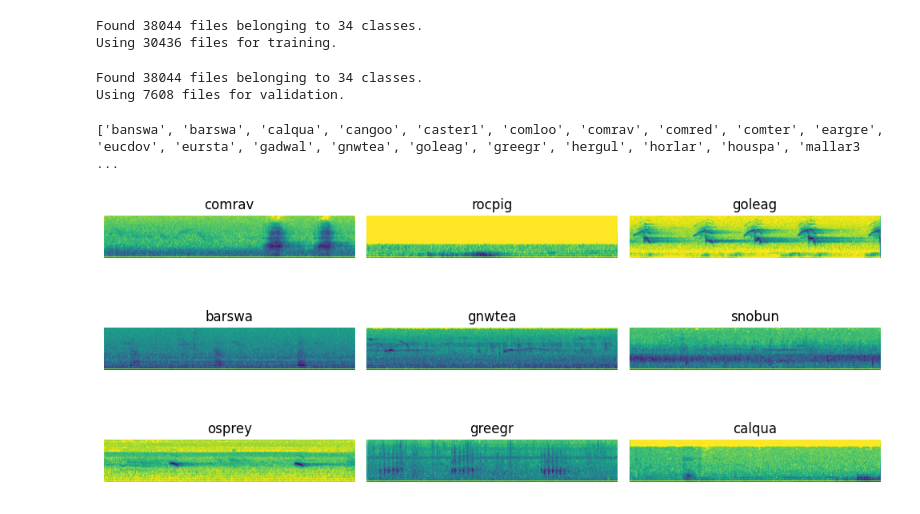
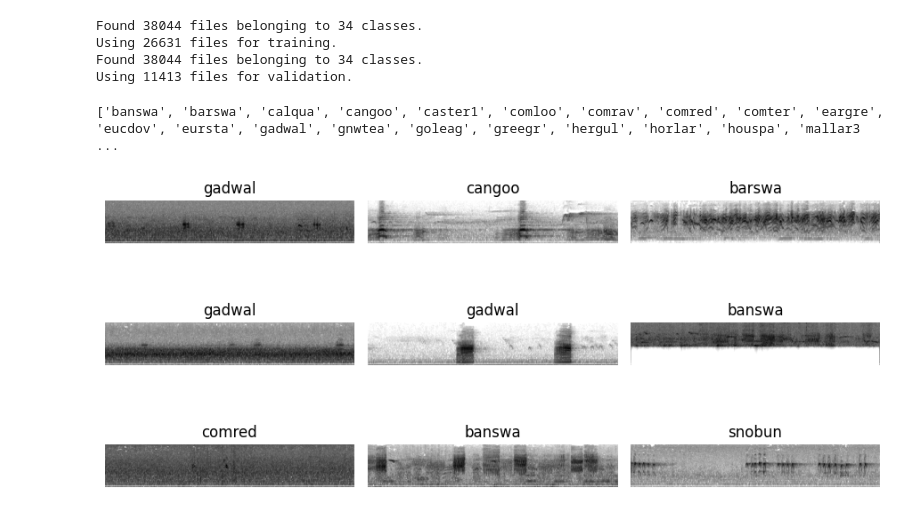
Before and after one commit to PiaffNet/birdsong_classifier, a Jupyter notebook: notebooks/raman_model_test_baseline.ipynb, the cells around one changed output. Saved outputs shown, nothing was run; the diff lists cells and outputs as text; code cells hidden in the pictures.

```diff
--- a/notebooks/raman_model_test_baseline.ipynb
+++ b/notebooks/raman_model_test_baseline.ipynb
@@ -15,27 +15,35 @@ from tensorflow.keras.models import Sequential
 import matplotlib.pyplot as plt
 # %%
 data_dir = "../raw_data/images_png/"
-# %%
-train_ds = tf.keras.utils.image_dataset_from_directory(
-  data_dir,
-  validation_split=0.2,
-  subset="training",
-  seed=123,
-  image_size=(64, 376),
-  batch_size=32,
-  color_mode = "grayscale")
-# %% [output]
-Found 38044 files belonging to 34 classes.
-Using 30436 files for training.
-# %%
-val_ds = tf.keras.utils.image_dataset_from_directory(
-  data_dir,
-  validation_split=0.2,
-  subset="validation",
-  seed=123,
-  image_size=(64, 376),
-  batch_size=32,
-  color_mode = "grayscale")
-# %% [output]
-Found 38044 files belonging to 34 classes.
-Using 7608 files for validation.
+# %%
+VALIDATION_SPLIT = 0.3
+BATCH_SIZE = 32
+IMAGE_SIZE = (64, 376)
+SHUFLE_VALUE = True
+RANDOM_SEED = 42
+TEST_SIZE_PART = 1
+
+train_ds = tf.keras.utils.image_dataset_from_directory(
+  data_dir,
+  validation_split=VALIDATION_SPLIT,
+  subset="training",
+  seed=RANDOM_SEED,
+  image_size=IMAGE_SIZE,
+  batch_size=BATCH_SIZE,
+  color_mode = "grayscale",
+  shuffle = SHUFLE_VALUE)
+
+val_ds = tf.keras.utils.image_dataset_from_directory(
+  data_dir,
+  validation_split=VALIDATION_SPLIT,
+  subset="validation",
+  seed=RANDOM_SEED,
+  image_size=IMAGE_SIZE,
+  batch_size=BATCH_SIZE,
+  color_mode = "grayscale",
+  shuffle = SHUFLE_VALUE)
+# %% [output]
+Found 38044 files belonging to 34 classes.
+Using 26631 files for training.
+Found 38044 files belonging to 34 classes.
+Using 11413 files for validation.
@@ -45,14 +58,14 @@ print(class_names)
 # %% [output]
 ['banswa', 'barswa', 'calqua', 'cangoo', 'caster1', 'comloo', 'comrav', 'comred', 'comter', 'eargre', 'eucdov', 'eursta', 'gadwal', 'gnwtea', 'goleag', 'greegr', 'hergul', 'horlar', 'houspa', 'mallar3 ...
 # %%
-plt.figure(figsize=(10, 6))
+plt.figure(figsize=(9, 6))
 for images, labels in train_ds.take(1):
   for i in range(9):
     ax = plt.subplot(3, 3, i + 1)
-    plt.imshow(images[i].numpy().astype("uint8"))
+    plt.imshow(images[i].numpy().astype("uint8"), cmap='gray')
     plt.title(class_names[labels[i]])
     plt.axis("off")
     plt.tight_layout()
 # %% [output]
-[figure, old version]
+[figure, new version]
 # %%
```
Also changed, not shown: parts of 23 cells of this notebook, 2 other files.
